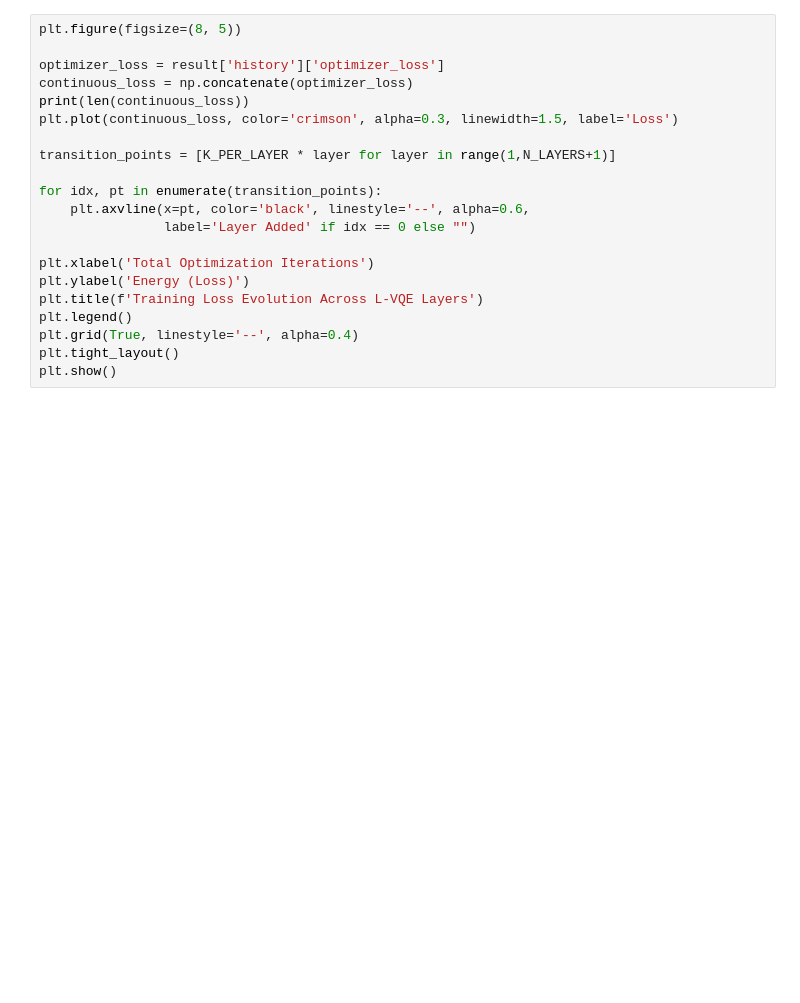
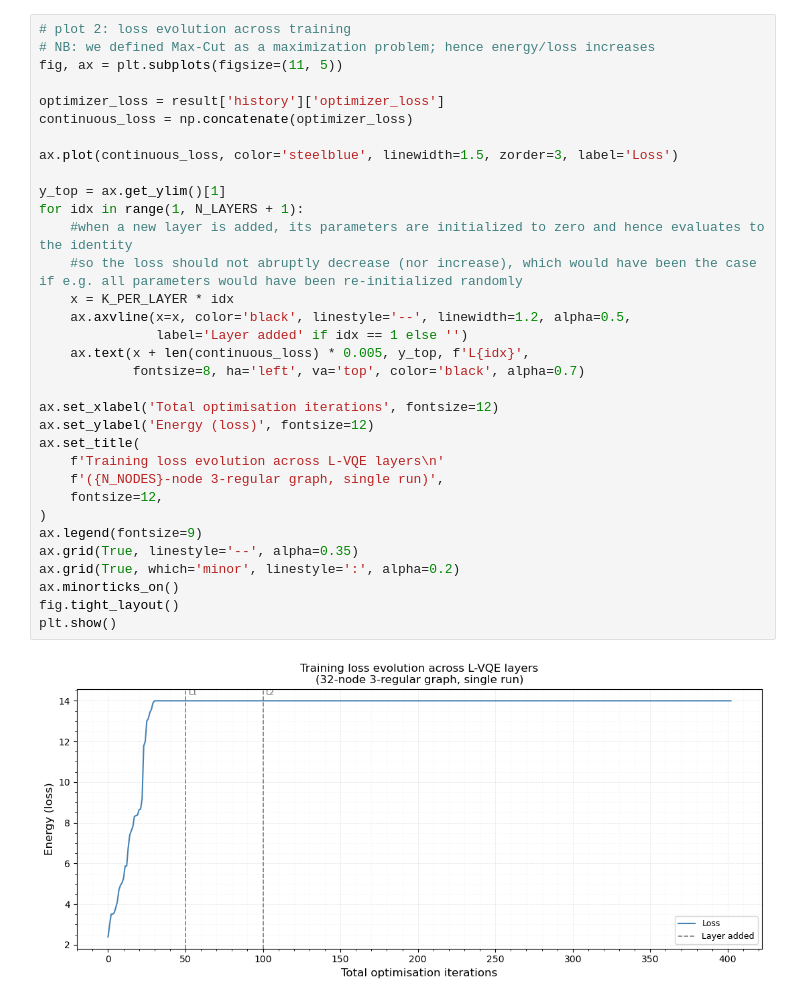
Before and after one commit to joaomartins06/Layer-Variational-Quantum-Eigensolver, a Jupyter notebook: notebooks/maxcut_testing.ipynb, the cells around one changed output. Drawn from its saved outputs; the diff is of its cells as text; blank space fills up the shorter version.

```diff
--- a/notebooks/maxcut_testing.ipynb
+++ b/notebooks/maxcut_testing.ipynb
@@ -94,24 +126,38 @@ KeyboardInterrupt:
 # %%
-plt.figure(figsize=(8, 5))
+# plot 2: loss evolution across training
+# NB: we defined Max-Cut as a maximization problem; hence energy/loss increases
+fig, ax = plt.subplots(figsize=(11, 5))
 
 optimizer_loss = result['history']['optimizer_loss']
 continuous_loss = np.concatenate(optimizer_loss)
-print(len(continuous_loss))
-plt.plot(continuous_loss, color='crimson', alpha=0.3, linewidth=1.5, label='Loss')
 
-transition_points = [K_PER_LAYER * layer for layer in range(1,N_LAYERS+1)]
+ax.plot(continuous_loss, color='steelblue', linewidth=1.5, zorder=3, label='Loss')
 
-for idx, pt in enumerate(transition_points):
-    plt.axvline(x=pt, color='black', linestyle='--', alpha=0.6,
-                label='Layer Added' if idx == 0 else "")
+y_top = ax.get_ylim()[1]
+for idx in range(1, N_LAYERS + 1):
+    #when a new layer is added, its parameters are initialized to zero and hence evaluates to the identity
+    #so the loss should not abruptly decrease (nor increase), which would have been the case if e.g. all parameters would have been re-initialized randomly
+    x = K_PER_LAYER * idx
+    ax.axvline(x=x, color='black', linestyle='--', linewidth=1.2, alpha=0.5,
+               label='Layer added' if idx == 1 else '')
+    ax.text(x + len(continuous_loss) * 0.005, y_top, f'L{idx}',
+            fontsize=8, ha='left', va='top', color='black', alpha=0.7)
 
-plt.xlabel('Total Optimization Iterations')
-plt.ylabel('Energy (Loss)')
-plt.title(f'Training Loss Evolution Across L-VQE Layers')
-plt.legend()
-plt.grid(True, linestyle='--', alpha=0.4)
-plt.tight_layout()
+ax.set_xlabel('Total optimisation iterations', fontsize=12)
+ax.set_ylabel('Energy (loss)', fontsize=12)
+ax.set_title(
+    f'Training loss evolution across L-VQE layers\n'
+    f'({N_NODES}-node 3-regular graph, single run)',
+    fontsize=12,
+)
+ax.legend(fontsize=9)
+ax.grid(True, linestyle='--', alpha=0.35)
+ax.grid(True, which='minor', linestyle=':', alpha=0.2)
+ax.minorticks_on()
+fig.tight_layout()
 plt.show()
+# %% [output]
+[figure, added]
 # %%
 bitstrings = sim.get_most_frequent_assignments(result['final_params'], result['final_ansatz'], problem=problem)
 
```
Also changed, not shown: parts of 8 cells of this notebook, 3 other files.
